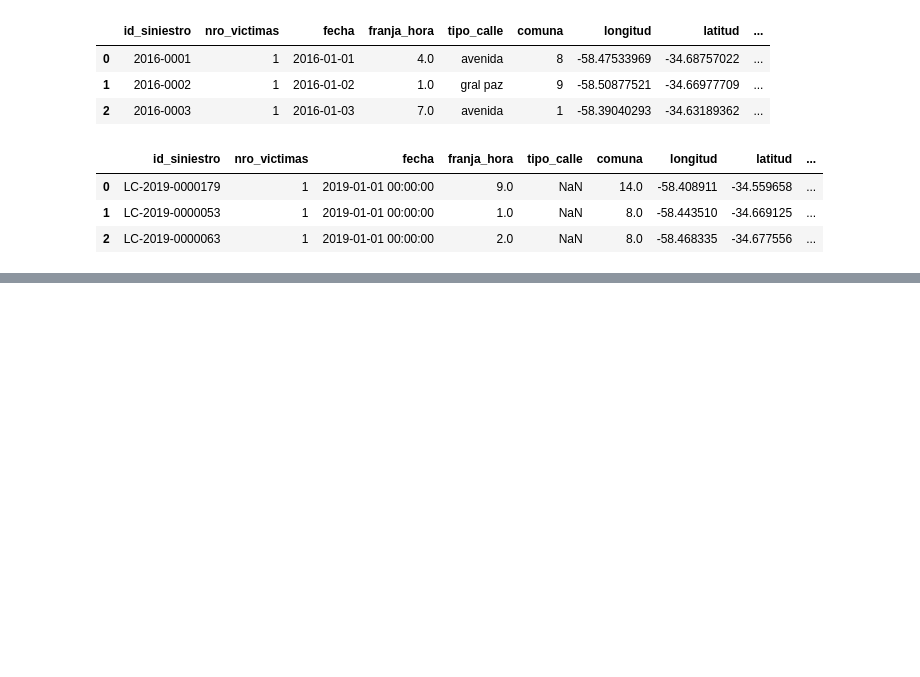
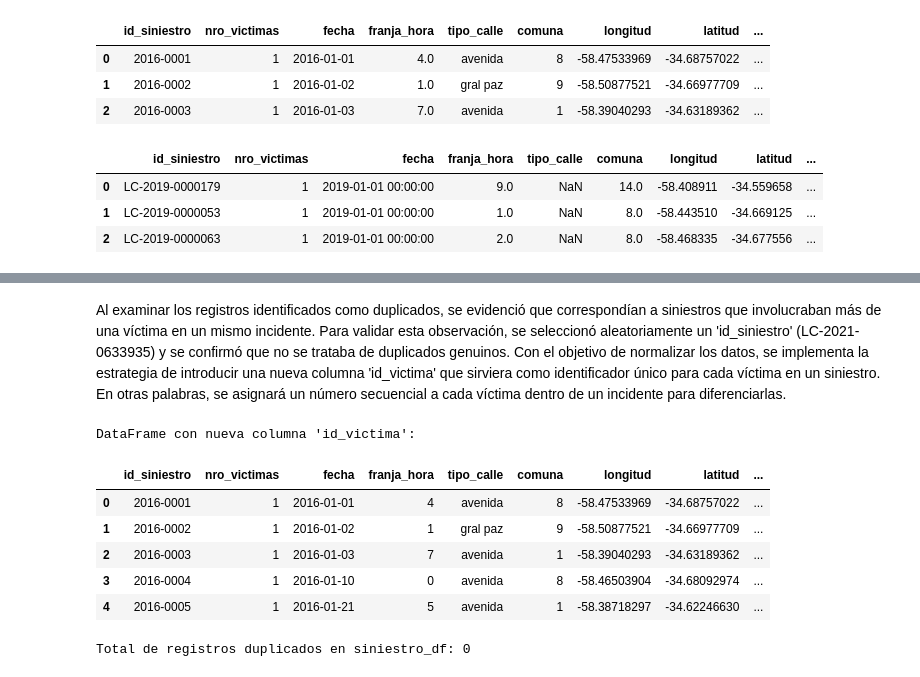
Before and after one commit to JohannaRangel/Proyecto_Individual_2_DA, a Jupyter notebook: Notebooks/EDA.ipynb, the cells around one changed output, grey strips where cells are left out. Cells and saved outputs as stored; diff of their text form; code cells hidden in the pictures; blank space fills up the shorter version.

```diff
--- a/Notebooks/EDA.ipynb
+++ b/Notebooks/EDA.ipynb
@@ -193,0 +336,24 @@ La categorización de ciertas columnas en un conjunto de datos tiene varios bene
+# %% [markdown]
+Al examinar los registros identificados como duplicados, se evidenció que correspondían a siniestros que involucraban más de una víctima en un mismo incidente. Para validar esta observación, se seleccionó aleatoriamente un 'id_siniestro' (LC-2021-0633935) y se confirmó que no se trataba de duplicados genuinos. Con el objetivo de normalizar los datos, se implementa la estrategia de introducir una nueva columna 'id_victima' que sirviera como identificador único para cada víctima en un siniestro. En otras palabras, se asignará un número secuencial a cada víctima dentro de un incidente para diferenciarlas.
+# %%
+# Crear una nueva columna para identificar a cada víctima
+siniestros_df['id_victima'] = siniestros_df.groupby('id_siniestro').cumcount() + 1
+
+# Mostrar el DataFrame con la nueva columna
+print("DataFrame con nueva columna 'id_victima':")
+siniestros_df.head()
+# %% [output]
+DataFrame con nueva columna 'id_victima':
+|  | id_siniestro | nro_victimas | fecha | franja_hora | tipo_calle | comuna | longitud | latitud | ... |
+| 0 | 2016-0001 | 1 | 2016-01-01 | 4 | avenida | 8 | -58.47533969 | -34.68757022 | ... |
+| 1 | 2016-0002 | 1 | 2016-01-02 | 1 | gral paz | 9 | -58.50877521 | -34.66977709 | ... |
+| 2 | 2016-0003 | 1 | 2016-01-03 | 7 | avenida | 1 | -58.39040293 | -34.63189362 | ... |
+| 3 | 2016-0004 | 1 | 2016-01-10 | 0 | avenida | 8 | -58.46503904 | -34.68092974 | ... |
+| 4 | 2016-0005 | 1 | 2016-01-21 | 5 | avenida | 1 | -58.38718297 | -34.62246630 | ... |
+# %%
+# Conteo de duplicados para verificar nuevamente
+
+duplicados_count = siniestros_df.duplicated().sum()
+print(f"Total de registros duplicados en siniestro_df: {duplicados_count}")
+# %% [output]
+Total de registros duplicados en siniestro_df: 0
```
Also changed, not shown: parts of 41 cells of this notebook, 1 other file.
